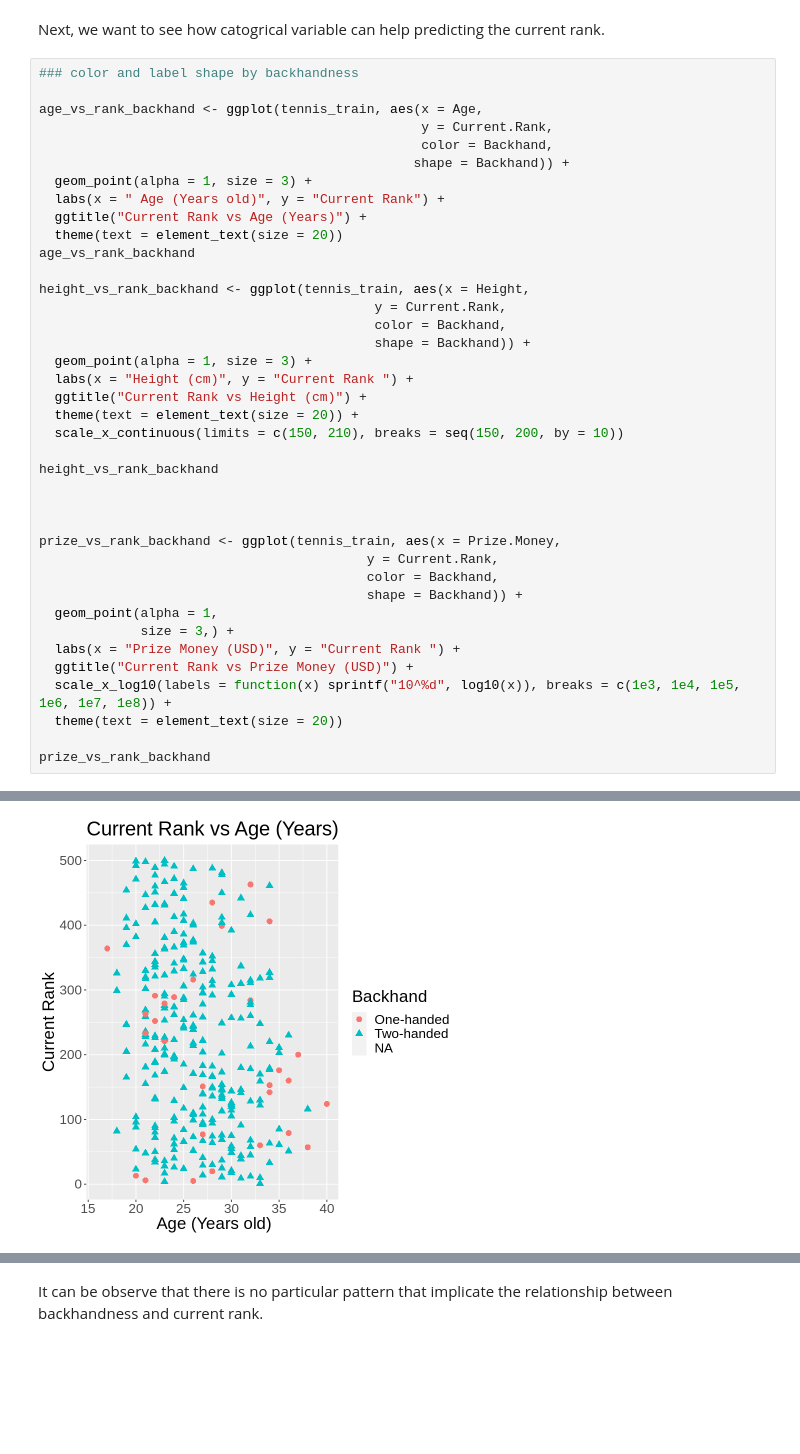
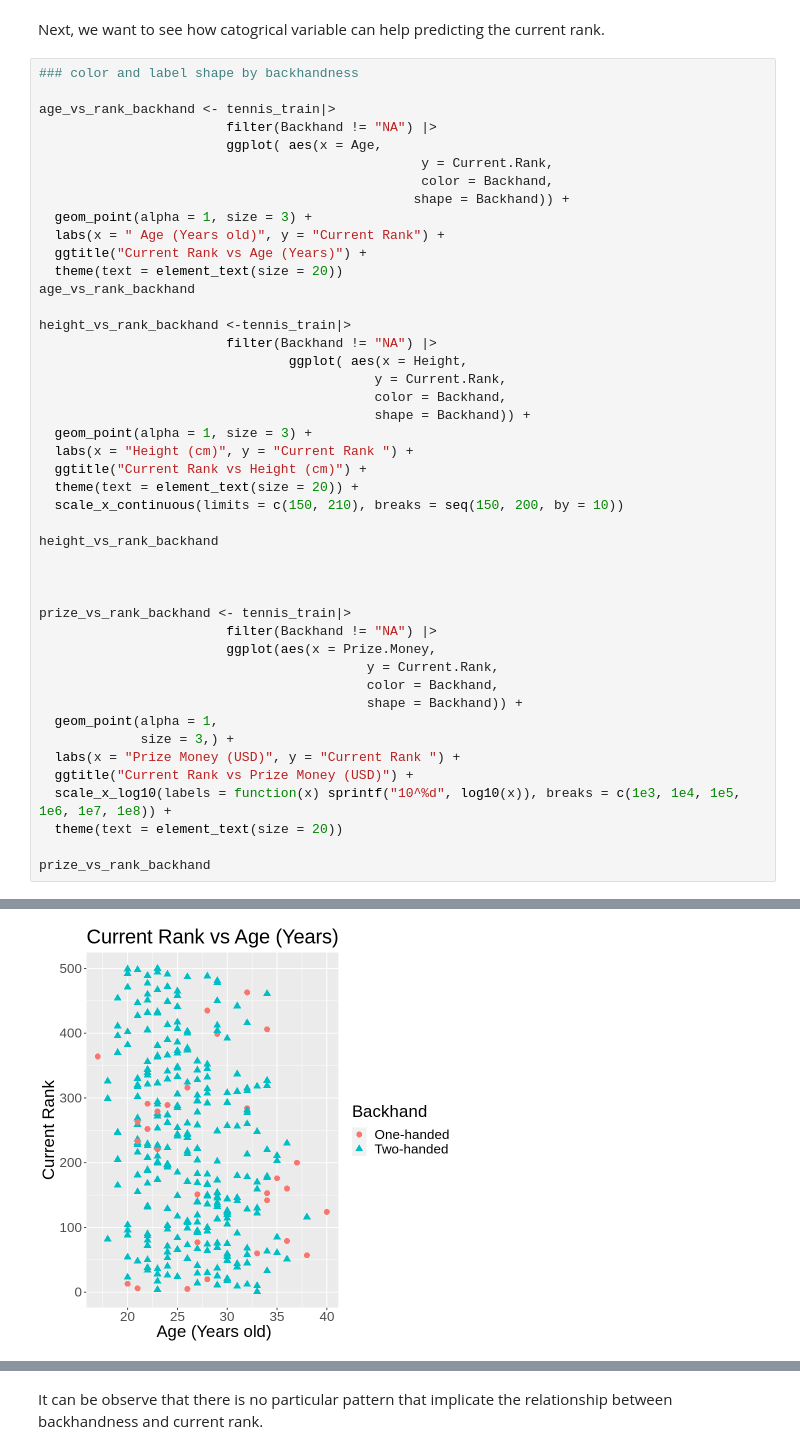
Before and after one commit to tarauboviccc/DSCI100_105_group_project, a Jupyter notebook: group_project_proposal.ipynb, the cells around one changed output, grey strips where cells are left out. Cells and saved outputs as stored; diff of their text form; blank space fills up the shorter version.

```diff
--- a/group_project_proposal.ipynb
+++ b/group_project_proposal.ipynb
@@ -247,7 +265,9 @@ Next, we want to see how catogrical variable can help predicting the current ran
 # %%
 ### color and label shape by backhandness
 
-age_vs_rank_backhand <- ggplot(tennis_train, aes(x = Age,
+age_vs_rank_backhand <- tennis_train|>
+                        filter(Backhand != "NA") |>
+                        ggplot( aes(x = Age,
                                                  y = Current.Rank,
                                                  color = Backhand,
                                                 shape = Backhand)) +
@@ -257,7 +277,9 @@ age_vs_rank_backhand <- ggplot(tennis_train, aes(x = Age,
   theme(text = element_text(size = 20))
 age_vs_rank_backhand
 
-height_vs_rank_backhand <- ggplot(tennis_train, aes(x = Height,
+height_vs_rank_backhand <-tennis_train|>
+                        filter(Backhand != "NA") |>
+                                ggplot( aes(x = Height,
                                            y = Current.Rank,
                                            color = Backhand,
                                            shape = Backhand)) +
@@ -271,7 +293,9 @@ height_vs_rank_backhand
 
 
 
-prize_vs_rank_backhand <- ggplot(tennis_train, aes(x = Prize.Money,
+prize_vs_rank_backhand <- tennis_train|>
+                        filter(Backhand != "NA") |>
+                        ggplot(aes(x = Prize.Money,
                                           y = Current.Rank,
                                           color = Backhand,
                                           shape = Backhand)) +
@@ -291,2 +313,2 @@ Warning message:
-[figure, old version]
+[figure, new version]
 Warning message:
```
Also changed, not shown: parts of 3 cells of this notebook.
